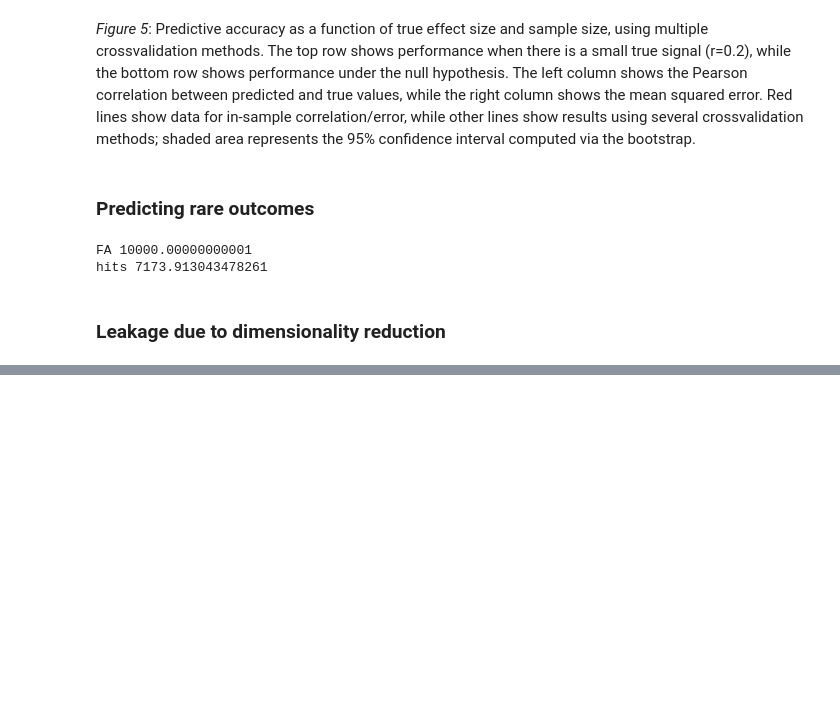
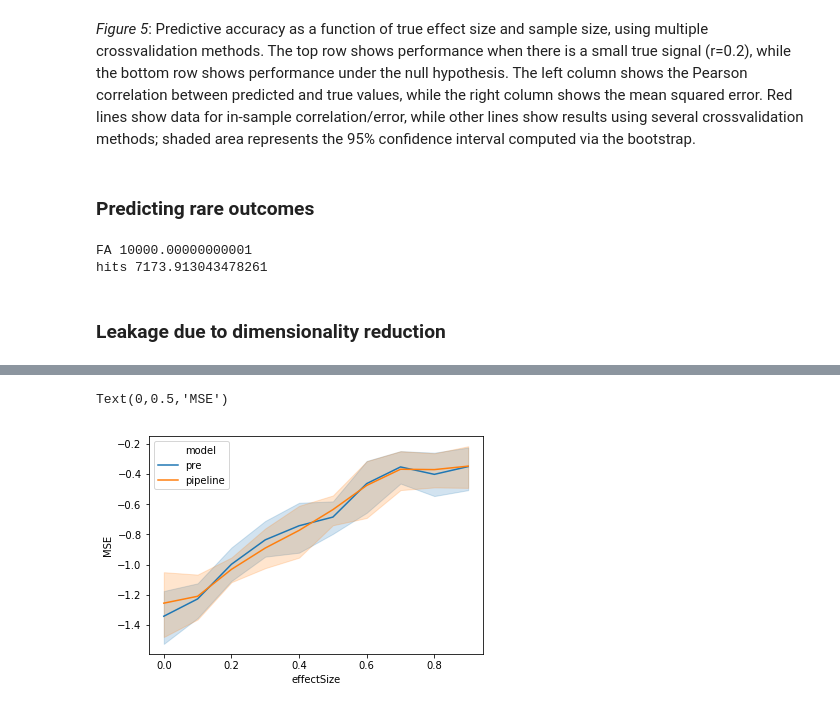
Before and after one commit to poldrack/PredictionCV, a Jupyter notebook: PredictionPaperFigures.ipynb, the cells around one changed output, grey strips where cells are left out. Saved outputs shown, nothing was run; the diff lists cells and outputs as text; code cells hidden in the pictures; blank space fills up the shorter version.

```diff
--- a/PredictionPaperFigures.ipynb
+++ b/PredictionPaperFigures.ipynb
@@ -602 +609,8 @@ for es in numpy.arange(0,1,.1):
+# %%
+pca_results_df_mse = pca_sim_results.query('scoring=="neg_mean_squared_error"')
+seaborn.lineplot(x='effectSize',y='score',hue='model',data=pca_results_df_mse)
+plt.ylabel('MSE')
+# %% [output]
+Text(0,0.5,'MSE')
+[figure, added]
 # %%
```
Also changed, not shown: parts of 9 cells of this notebook.
